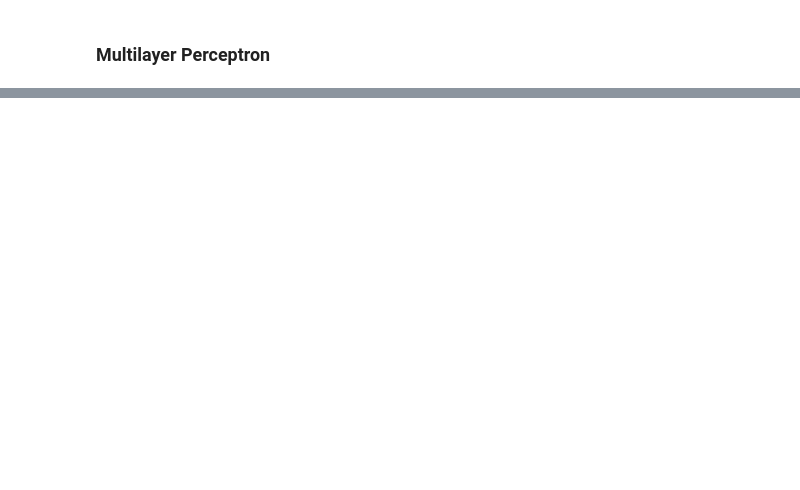
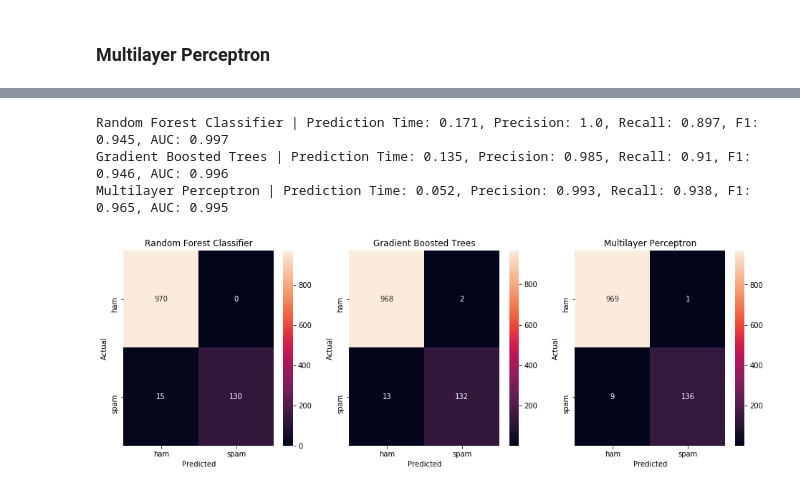
Before and after one commit to ivanlstc/nlp-spam-filter, a Jupyter notebook: spam-filter-gridsearch.ipynb, the cells around one changed output, grey strips where cells are left out. Cells and saved outputs as stored; diff of their text form; code cells hidden in the pictures; blank space fills up the shorter version.

```diff
--- a/spam-filter-gridsearch.ipynb
+++ b/spam-filter-gridsearch.ipynb
@@ -299,0 +334,3 @@ MLP_results[cols].sort_values(['mean_test_precision_scorer', 'mean_test_recall_s
+# %%
+RFC_best = RFC_GS_fit.best_estimator_
+RFC_best
@@ -299,0 +345,3 @@ MLP_results[cols].sort_values(['mean_test_precision_scorer', 'mean_test_recall_s
+# %%
+GBT_best = GBT_GS_fit.best_estimator_
+GBT_best
@@ -299,0 +357,3 @@ MLP_results[cols].sort_values(['mean_test_precision_scorer', 'mean_test_recall_s
+# %%
+MLP_best = MLP_GS_fit.best_estimator_
+MLP_best
@@ -299,0 +368,71 @@ MLP_results[cols].sort_values(['mean_test_precision_scorer', 'mean_test_recall_s
+# %%
+# Analyse the performance of the best ML models using the testing data
+start = time.time()
+RFC_best_pred = RFC_best.predict(X_test_vect)
+end = time.time()
+RFC_time = end - start
+RFC_best_probs = RFC_best.predict_proba(X_test_vect)[:, 1]
+
+start = time.time()
+GBT_best_pred = GBT_best.predict(X_test_vect)
+end = time.time()
+GBT_time = end - start
+GBT_best_probs = GBT_best.predict_proba(X_test_vect)[:, 1]
+
+start = time.time()
+MLP_best_pred = MLP_best.predict(X_test_vect)
+end = time.time()
+MLP_time = end - start
+MLP_best_probs = MLP_best.predict_proba(X_test_vect)[:, 1]
+
+model_preds = [RFC_best_pred, GBT_best_pred, MLP_best_pred]
+model_names = ['Random Forest Classifier', 'Gradient Boosted Trees', 'Multilayer Perceptron']
+model_times = [RFC_time, GBT_time, MLP_time]
+model_probs = [RFC_best_probs, GBT_best_probs, MLP_best_probs]
+
+
+fig = plt.figure(figsize=(16,5))
+fig2, ax2 = plt.subplots(figsize=(12,8))
+fig3, ax3 = plt.subplots(figsize=(12,8))
+
+for index, (model_pred, model_name, model_time, model_prob) in enumerate(zip(model_preds, model_names, model_times, model_probs)):
+    # Plot confusion matrices
+    ax = fig.add_subplot(1, 3, index+1)
+    ax.set_title(model_name)
+    cm = pd.crosstab(y_test, model_pred, margins=False, rownames=['Actual'], colnames=['Predicted'])
+    sns.heatmap(cm, annot=True, fmt='g', ax=ax)
+
+    # Plot precision-recall curves
+    precisions, recalls, thresholds_pr = precision_recall_curve(y_test, model_prob, pos_label='spam')
+    ax2.plot(recalls, precisions, label=model_name)
+
+    # Plot ROC curves
+    fpr, tpr, thresholds_roc = roc_curve(y_test, model_prob, pos_label='spam')
+    ax3.plot(fpr, tpr, label=model_name)
+
+    # Print scores
+    precision, recall, f1, support = scores(y_test, model_pred, pos_label='spam', average='binary')
+    auc_score = auc(fpr, tpr)
+    print('{} | Prediction Time: {}, Precision: {}, Recall: {}, F1: {}, AUC: {}'.format(model_name, round(model_time, 3), round(precision, 3), round(recall, 3), round(f1, 3), round(auc_score, 3)))
+
+no_skill = len(y_test[y_test=='spam']) / len(y_test) # Define the no skill threshold for precision-recall curve
+ax2.plot([0, 1], [no_skill, no_skill], linestyle='--', label='No Skill Model')
+ax2.set_ylim([-0.05, 1.05])
+ax2.set_xlabel('Recall')
+ax2.set_ylabel('Precision')
+ax2.legend(loc='lower left')
+ax2.set_title('Precision-Recall Curve')
+
+ax3.plot([0, 1], [0, 1], linestyle='--', label='No Skill Model')
+ax3.set_ylim([-0.05, 1.05])
+ax3.set_xlabel('False Positive Rate')
+ax3.set_ylabel('True Positive Rate')
+ax3.legend(loc='lower right')
+ax3.set_title('ROC Curve')
+
+plt.show()
+# %% [output]
+Random Forest Classifier | Prediction Time: 0.171, Precision: 1.0, Recall: 0.897, F1: 0.945, AUC: 0.997
+Gradient Boosted Trees | Prediction Time: 0.135, Precision: 0.985, Recall: 0.91, F1: 0.946, AUC: 0.996
+Multilayer Perceptron | Prediction Time: 0.052, Precision: 0.993, Recall: 0.938, F1: 0.965, AUC: 0.995
+[figure, added]
```
Also changed, not shown: parts of 19 cells of this notebook.
